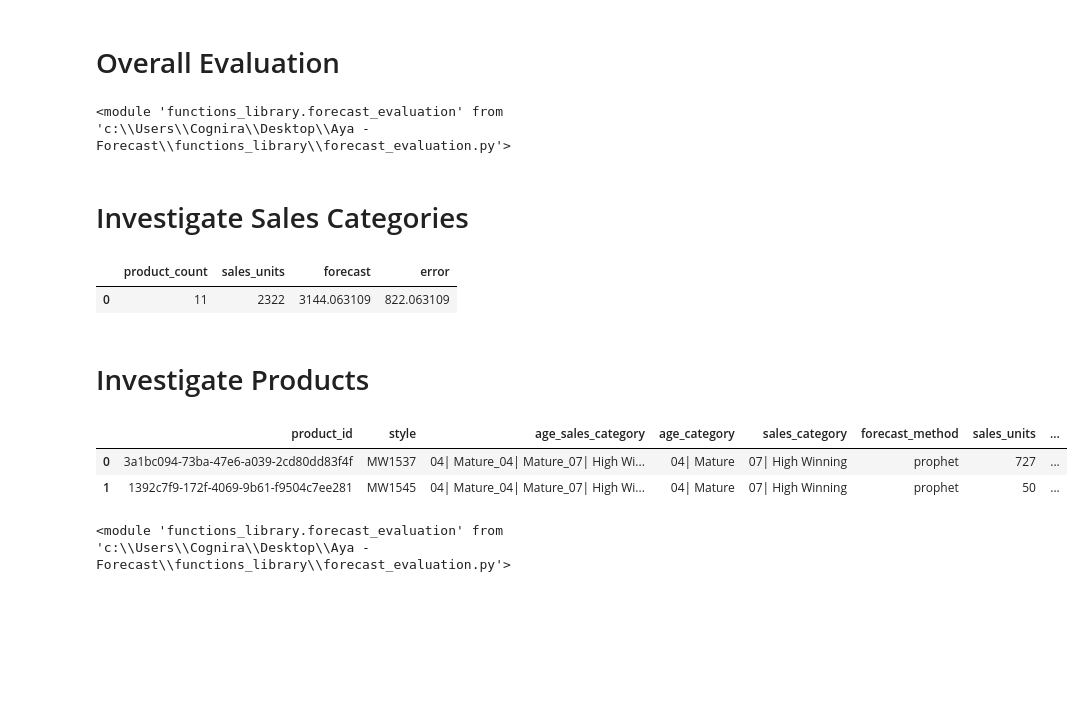
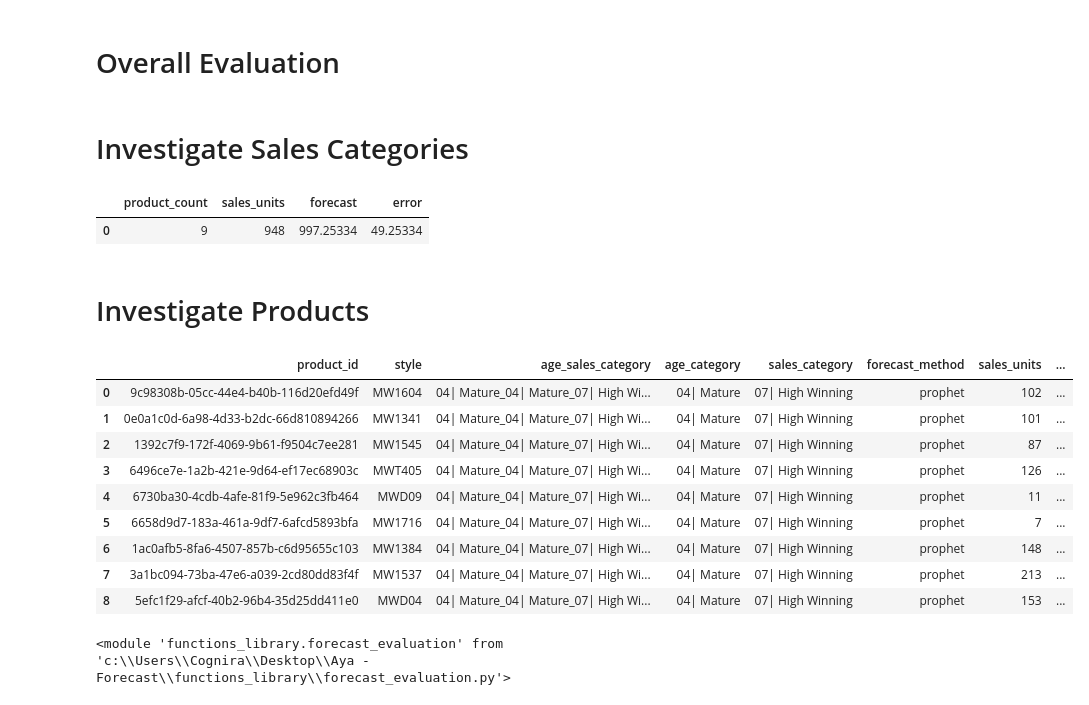
Before and after one commit to ameljenniwork-maker/Aya---Forecast-Engine, a Jupyter notebook: evaluate_forecast.ipynb, the cells around one changed output. Saved outputs shown, nothing was run; the diff lists cells and outputs as text; code cells hidden in the pictures; blank space fills up the shorter version.

Commit message:
Run pipeline; add logs; update config; evaluation tweaks

```diff
--- a/evaluate_forecast.ipynb
+++ b/evaluate_forecast.ipynb
@@ -112,2 +90,0 @@ reload(FEVAL)
-# %%
-prod_day_forecast = FEVAL.load_latest_per_date_forecasts(storage_client, spark)
@@ -183,10 +124,6 @@ GOOD_THRESHOLD = {
 # %%
 df, plot = FEVAL.plot_attribute_distribution(evaluation_data, ["sales_category"])
 plot.show()
-# %%
-reload(FEVAL)
-# %% [output]
-<module 'functions_library.forecast_evaluation' from 'c:\\Users\\Cognira\\Desktop\\Aya - Forecast\\functions_library\\forecast_evaluation.py'>
 # %%
 FEVAL.plot_accuracy_distribution(evaluation_data, method="bias").show()
 FEVAL.plot_accuracy_distribution(evaluation_data, method="error").show()
@@ -204,23 +141,30 @@ evaluation_data_category = evaluation_data.where(F.col("sales_category") == SELE
 FEVAL.analyze_category_performance(evaluation_data_category)
 # %% [output]
 |  | product_count | sales_units | forecast | error |
-| 0 | 11 | 2322 | 3144.063109 | 822.063109 |
+| 0 | 9 | 948 | 997.25334 | 49.25334 |
 # %%
 FEVAL.plot_accuracy_distribution(evaluation_data_category, method=METHOD).show()
 # %% [markdown]
 # Investigate Products
 # %%
-SELECTFEVAL_BIAS_BIN = "22| > +50"
-LIMIT = 10
+SELECTFEVAL_BIAS_BIN = "22| > +100"
+LIMIT = 5
 # %%
 (evaluation_data_category
     .where(F.col("sales_category") == SELECTFEVAL_SALES_BIN)
-    .where(F.col("bias_bin").rlike(SELECTFEVAL_BIAS_BIN))
+    # .where(F.col("bias_bin").rlike(SELECTFEVAL_BIAS_BIN))
     .orderBy(F.desc("error")).limit(LIMIT).toPandas())
 # %% [output]
 |  | product_id | style | age_sales_category | age_category | sales_category | forecast_method | sales_units | ... |
-| 0 | 3a1bc094-73ba-47e6-a039-2cd80dd83f4f | MW1537 | 04| Mature_04| Mature_07| High Wi... | 04| Mature | 07| High Winning | prophet | 727 | ... |
-| 1 | 1392c7f9-172f-4069-9b61-f9504c7ee281 | MW1545 | 04| Mature_04| Mature_07| High Wi... | 04| Mature | 07| High Winning | prophet | 50 | ... |
+| 0 | 9c98308b-05cc-44e4-b40b-116d20efd49f | MW1604 | 04| Mature_04| Mature_07| High Wi... | 04| Mature | 07| High Winning | prophet | 102 | ... |
+| 1 | 0e0a1c0d-6a98-4d33-b2dc-66d810894266 | MW1341 | 04| Mature_04| Mature_07| High Wi... | 04| Mature | 07| High Winning | prophet | 101 | ... |
+| 2 | 1392c7f9-172f-4069-9b61-f9504c7ee281 | MW1545 | 04| Mature_04| Mature_07| High Wi... | 04| Mature | 07| High Winning | prophet | 87 | ... |
+| 3 | 6496ce7e-1a2b-421e-9d64-ef17ec68903c | MWT405 | 04| Mature_04| Mature_07| High Wi... | 04| Mature | 07| High Winning | prophet | 126 | ... |
+| 4 | 6730ba30-4cdb-4afe-81f9-5e962c3fb464 | MWD09 | 04| Mature_04| Mature_07| High Wi... | 04| Mature | 07| High Winning | prophet | 11 | ... |
+| 5 | 6658d9d7-183a-461a-9df7-6afcd5893bfa | MW1716 | 04| Mature_04| Mature_07| High Wi... | 04| Mature | 07| High Winning | prophet | 7 | ... |
+| 6 | 1ac0afb5-8fa6-4507-857b-c6d95655c103 | MW1384 | 04| Mature_04| Mature_07| High Wi... | 04| Mature | 07| High Winning | prophet | 148 | ... |
+| 7 | 3a1bc094-73ba-47e6-a039-2cd80dd83f4f | MW1537 | 04| Mature_04| Mature_07| High Wi... | 04| Mature | 07| High Winning | prophet | 213 | ... |
+| 8 | 5efc1f29-afcf-40b2-96b4-35d25dd411e0 | MWD04 | 04| Mature_04| Mature_07| High Wi... | 04| Mature | 07| High Winning | prophet | 153 | ... |
 # %%
 reload(FEVAL)
 # %% [output]
```
Also changed, not shown: parts of 10 cells of this notebook, 2 other files.
